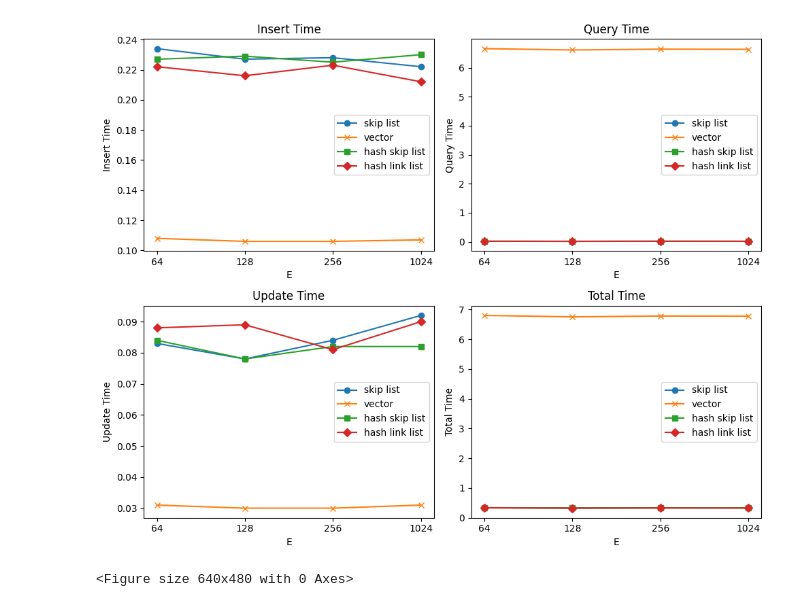
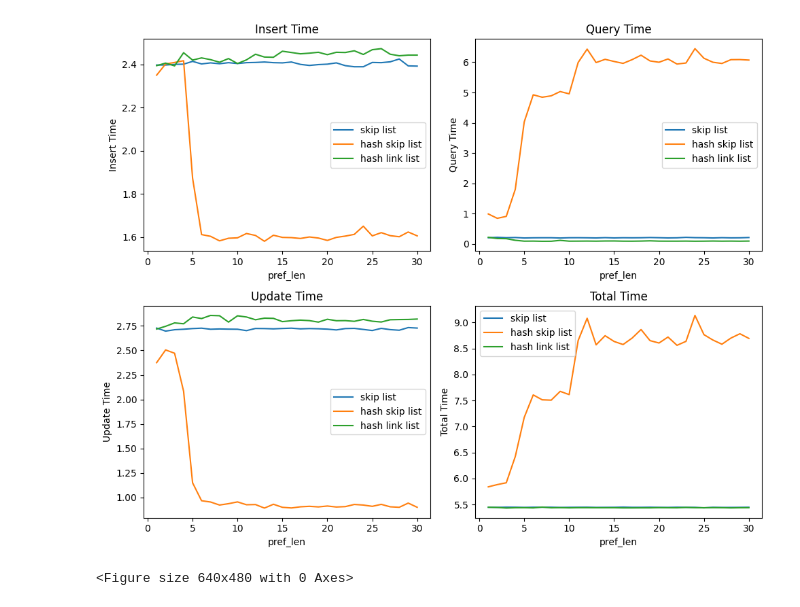
Before and after one commit to boao-james-chen/Self-Design-LSM-Buffer, a Jupyter notebook: development/rocksdb/examples/__working_branch/ExperimentPipeline.ipynb, the cells around one changed output. Cells and saved outputs as stored; diff of their text form; code cells hidden in the pictures.

```diff
--- a/development/rocksdb/examples/__working_branch/ExperimentPipeline.ipynb
+++ b/development/rocksdb/examples/__working_branch/ExperimentPipeline.ipynb
@@ -20,8 +20,13 @@ memtable_type = ["SkipList", "Vector", "Hash SkipList", "Hash Linklist"]
 data_rows = []
 E = [64, 128, 256, 1024]
 for m_value in range(1,5):
-    for E_value in E:
-        outfile = "/home/cc/LSMMemoryProfiling/development/rocksdb/examples/__working_branch/outputs/E_varied/out_m_"+str(m_value)+"_E_"+str(E_value)+".txt"
+    if m_value==2:
+        continue
+    #for E_value in E:
+    for l_value in range(1,31):
+    #    outfile = "/home/cc/LSMMemoryProfiling/development/rocksdb/examples/__working_branch/outputs/E_varied/out_m_"+str(m_value)+"_E_"+str(E_value)+".txt"
+        outfile = "./outputs/l_varied/out_m_"+str(m_value)+"_l_"+str(l_value)+".txt"
+
         f = open(outfile, "r")
         lines = f.readlines()
         counter = 0
@@ -32,7 +37,7 @@ for m_value in range(1,5):
         #print(lines[counter])
         array = []
         array.append(memtable_type[m_value-1])
-        array.append(E_value)
+        array.append(l_value)
         for i in range(counter, counter+7):
             #print(lines[i])
             line = lines[i].split(" ")
@@ -43,7 +48,7 @@ for m_value in range(1,5):
         data_rows.append(array)
 data_rows
 # Define column names
-column_names = ['Memtable Type','E Value', 'Total(s)', 'Time for inserts(s)', 'Time for queries(s)', 'Time for updates(s)', 'Time for deletes(s)', 'Time for range deletes(s)', 'Time for range queries']
+column_names = ['Memtable Type','Pref Len Value', 'Total(s)', 'Time for inserts(s)', 'Time for queries(s)', 'Time for updates(s)', 'Time for deletes(s)', 'Time for range deletes(s)', 'Time for range queries']
 
 # # Create an empty list to store arrays (data rows)
 # data_rows = [
@@ -123,8 +144,8 @@ def get_y_vals(Metric):
     df_skiplist = df[df['Memtable Type'] == 'SkipList']
     y1 = df_skiplist[Metric]
 
-    df_vector = df[df['Memtable Type'] == 'Vector']
-    y2 = df_vector[Metric]
+    # df_vector = df[df['Memtable Type'] == 'Vector']
+    # y2 = df_vector[Metric]
 
     df_hash_skiplist = df[df['Memtable Type'] == 'Hash SkipList']
     y3 = df_hash_skiplist[Metric]
@@ -132,76 +153,91 @@ def get_y_vals(Metric):
     df_hash_linklist = df[df['Memtable Type'] == 'Hash Linklist']
     y4 = df_hash_linklist[Metric]
 
-    return y1,y2,y3,y4
+    # return y1,y2,y3,y4
+    return y1, y3,y4
 # %%
 import matplotlib.pyplot as plt
 import numpy as np
 
-# Generate some sample data
-# x = np.linspace(0, 2 * np.pi, 100)
-# y1 = np.sin(x)
-# y2 = np.cos(x)
-x = ['64', '128', '256', '1024']
 
+#x = ['64', '128', '256', '1024']
+x = [i for i in range(1,31)]
 
 # Create a figure with two subplots (1 row, 2 columns)
 fig, axes = plt.subplots(nrows=2, ncols=2, figsize=(10, 8))
 
 # Plot on the first subplot
-y1,y2,y3,y4 = get_y_vals('Time for inserts(s)')
-axes[0,0].plot(x, y1, label='skip list', marker ='o')
-axes[0,0].plot(x, y2, label = "vector", marker = 'x')
-axes[0,0].plot(x, y3, label='hash skip list', marker ='s')
-axes[0,0].plot(x, y4, label='hash link list', marker='D')
+# y1,y2,y3,y4 = get_y_vals('Time for inserts(s)')
+y1,y3,y4 = get_y_vals('Time for inserts(s)')
+# axes[0,0].plot(x, y1, label='skip list', marker ='o')
+# axes[0,0].plot(x, y2, label = "vector", marker = 'x')
+# axes[0,0].plot(x, y3, label='hash skip list', marker ='s')
+# axes[0,0].plot(x, y4, label='hash link list', marker='D')
+
+axes[0,0].plot(x, y1, label = "skip list")
+axes[0,0].plot(x, y3, label = "hash skip list")
+axes[0,0].plot(x, y4, label = "hash link list")
 axes[0,0].set_title('Insert Time')
-axes[0, 0].set_xlabel('E')
+axes[0, 0].set_xlabel('pref_len')
 axes[0, 0].set_ylabel('Insert Time')
 axes[0,0].legend()
 
 # Plot on the second subplot
-#axes[1].plot(x, y2, label='cos(x)', color='orange')
-#axes[1].set_title('Cosine Function')
-y1,y2,y3,y4 = get_y_vals('Time for queries(s)')
-axes[0,1].plot(x, y1, label='skip list', marker ='o')
-axes[0,1].plot(x, y2, label = "vector", marker = 'x')
-axes[0,1].plot(x, y3, label='hash skip list', marker ='s')
-axes[0,1].plot(x, y4, label='hash link list', marker='D')
+#y1,y2,y3,y4 = get_y_vals('Time for queries(s)')
+y1,y3,y4 = get_y_vals('Time for queries(s)')
+# axes[0,1].plot(x, y1, label='skip list', marker ='o')
+# axes[0,1].plot(x, y2, label = "vector", marker = 'x')
+# axes[0,1].plot(x, y3, label='hash skip list', marker ='s')
+# axes[0,1].plot(x, y4, label='hash link list', marker='D')
+
+axes[0,1].plot(x, y1, label = "skip list")
+axes[0,1].plot(x, y3, label = "hash skip list")
+axes[0,1].plot(x, y4, label = "hash link list")
 axes[0,1].set_title('Query Time')
-axes[0, 1].set_xlabel('E')
+axes[0, 1].set_xlabel('pref_len')
 axes[0, 1].set_ylabel('Query Time')
 axes[0,1].legend()
 
 # Plot on the third subplot
-y1,y2,y3,y4 = get_y_vals('Time for updates(s)')
-axes[1, 0].plot(x, y1, label='skip list', marker ='o')
-axes[1, 0].plot(x, y2, label = "vector", marker = 'x')
-axes[1, 0].plot(x, y3, label='hash skip list', marker ='s')
-axes[1, 0].plot(x, y4, label='hash link list', marker='D')
+#y1,y2,y3,y4 = get_y_vals('Time for updates(s)')
+y1,y3,y4 = get_y_vals('Time for updates(s)')
+# axes[1, 0].plot(x, y1, label='skip list', marker ='o')
+# # axes[1, 0].plot(x, y2, label = "vector", marker = 'x')
+# axes[1, 0].plot(x, y3, label='hash skip list', marker ='s')
+# axes[1, 0].plot(x, y4, label='hash link list', marker='D')
+axes[1,0].plot(x, y1, label = "skip list")
+axes[1,0].plot(x, y3, label = "hash skip list")
+axes[1,0].plot(x, y4, label = "hash link list")
 axes[1, 0].set_title('Update Time')
-axes[1, 0].set_xlabel('E')
+axes[1, 0].set_xlabel('pref_len')
 axes[1, 0].set_ylabel('Update Time')
 axes[1, 0].legend()
 
 
 # Plot on the fourth subplot
-y1,y2,y3,y4 = get_y_vals('Total(s)')
-axes[1, 1].plot(x, y1, label='skip list', marker ='o')
-axes[1, 1].plot(x, y2, label = "vector", marker = 'x')
-axes[1, 1].plot(x, y3, label='hash skip list', marker ='s')
-axes[1, 1].plot(x, y4, label='hash link list', marker='D')
+# y1,y2,y3,y4 = get_y_vals('Total(s)')
+y1,y3,y4 = get_y_vals('Total(s)')
+# axes[1, 1].plot(x, y1, label='skip list', marker ='o')
+# # axes[1, 1].plot(x, y2, label = "vector", marker = 'x')
+# axes[1, 1].plot(x, y3, label='hash skip list', marker ='s')
+# axes[1, 1].plot(x, y4, label='hash link list', marker='D')
+axes[1,1].plot(x, y1, label = "skip list")
+axes[1,1].plot(x, y3, label = "hash skip list")
+axes[1,1].plot(x, y4, label = "hash link list")
 axes[1, 1].set_title('Total Time')
-axes[1, 1].set_xlabel('E')
+axes[1, 1].set_xlabel('pref_len')
 axes[1, 1].set_ylabel('Total Time')
 axes[1, 1].legend()
 
 # Adjust layout to prevent overlap of titles and labels
 plt.tight_layout()
 
 # Show the plots
 plt.show()
+
 plt.savefig("E varied plots.png")
 # %% [output]
-[figure, old version]
+[figure, new version]
 <Figure size 640x480 with 0 Axes>
 # %%
 #workload parameters: T, P,B,E,M, F, m, C
```
Also changed, not shown: parts of 4 cells of this notebook, 7 other files.
